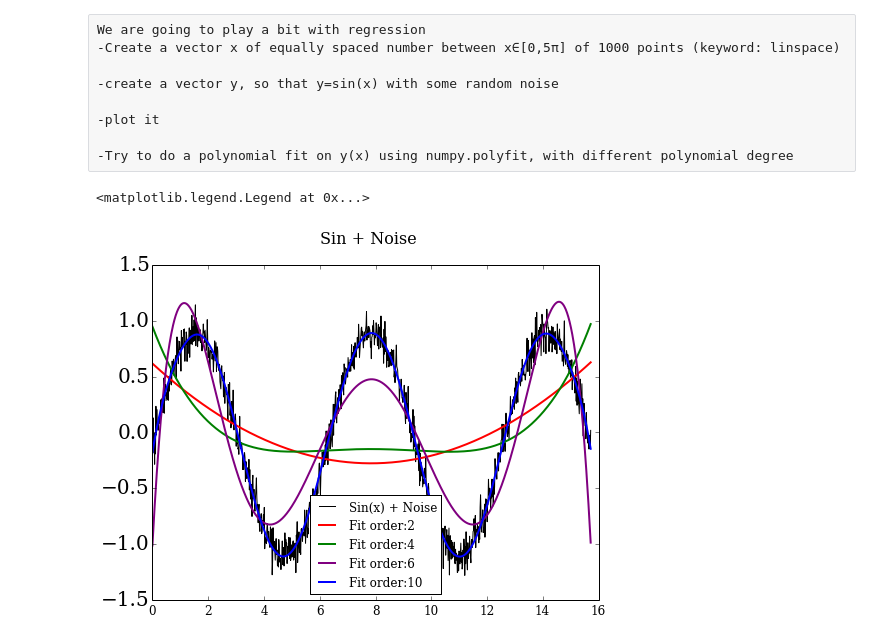
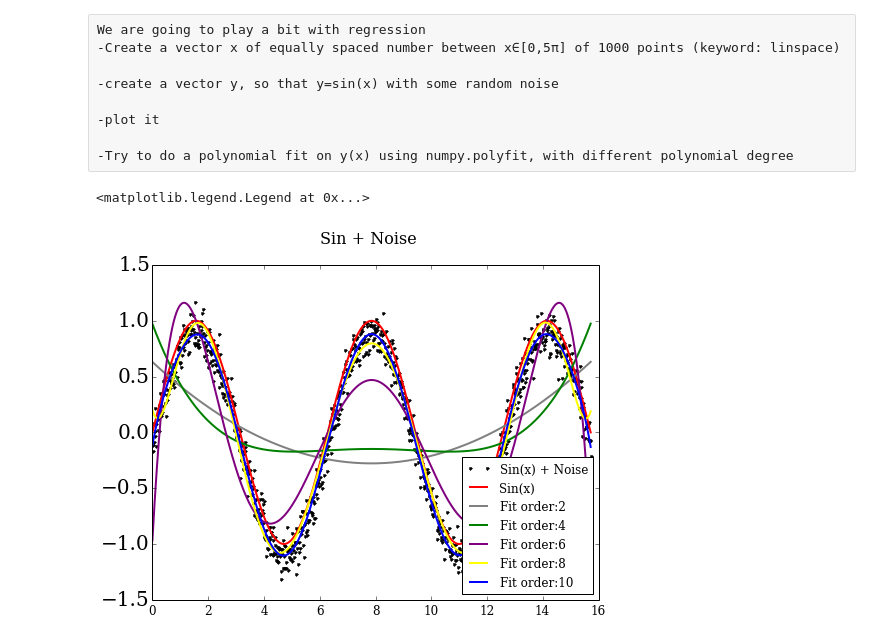
Before and after one commit to DTUWindEnergy/Python4WindEnergy, a Jupyter notebook: lesson 3/results/GFPE.ipynb, the cells around one changed output. Saved outputs shown, nothing was run; the diff lists cells and outputs as text; code cells hidden in the pictures.

Commit message:
Exercise about plotting with python
v2

```diff
--- a/lesson 3/results/GFPE.ipynb
+++ b/lesson 3/results/GFPE.ipynb
@@ -125,33 +125,36 @@ We are going to play a bit with regression
 # %%
 
 x= np.linspace(0, 5*math.pi, 1000)
 
 Y= np.sin(x)
 noise = np.random.normal(-0.1,0.1,1000)
 
 y=Y+noise
 
 fig, ax1 = plt.subplots(nrows=1, ncols=1, figsize=(8,6))
 fig.suptitle("Sin + Noise", fontsize=16)
-ax1.plot(x, y,color="black", label="Sin(x) + Noise")
+ax1.plot(x, y,color="black",lw=2, ls='*', marker='.', label="Sin(x) + Noise")
 
 z2 = np.polyfit(x,y,2)
 z4 = np.polyfit(x,y,4)
 z6 = np.polyfit(x,y,6)
+z8 = np.polyfit(x,y,8)
 z10 = np.polyfit(x,y,10)
 
 p2 = np.poly1d(z2)
 p4 = np.poly1d(z4)
 p6 = np.poly1d(z6)
+p8 = np.poly1d(z8)
 p10 = np.poly1d(z10)
 
-
-plt.plot(x,p2(x),color="red", linewidth=2.00,label="Fit order:2")
+plt.plot(x,Y,color="red", linewidth=2.00,label="Sin(x)")
+plt.plot(x,p2(x),color="grey", linewidth=2.00,label="Fit order:2")
 plt.plot(x,p4(x),color="green", linewidth=2.00,label="Fit order:4")
 plt.plot(x,p6(x),color="purple", linewidth=2.00,label="Fit order:6")
+plt.plot(x,p8(x),color="yellow", linewidth=2.00,label="Fit order:8")
 plt.plot(x,p10(x),color="blue", linewidth=2.00,label="Fit order:10")
 
 ax1.legend(fontsize=12, loc="best")
 # %% [output]
 <matplotlib.legend.Legend at 0x...>
-[figure, old version]
+[figure, new version]
```
Also changed, not shown: 1 other file.
